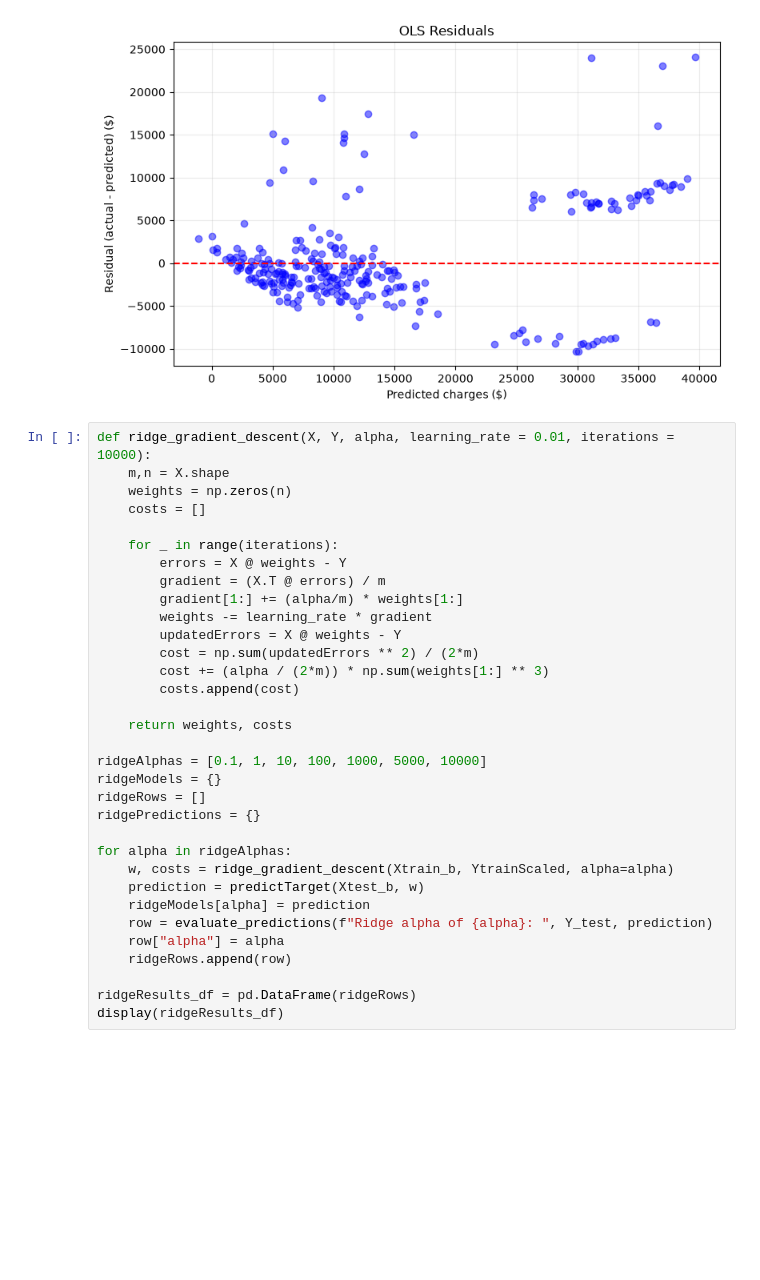
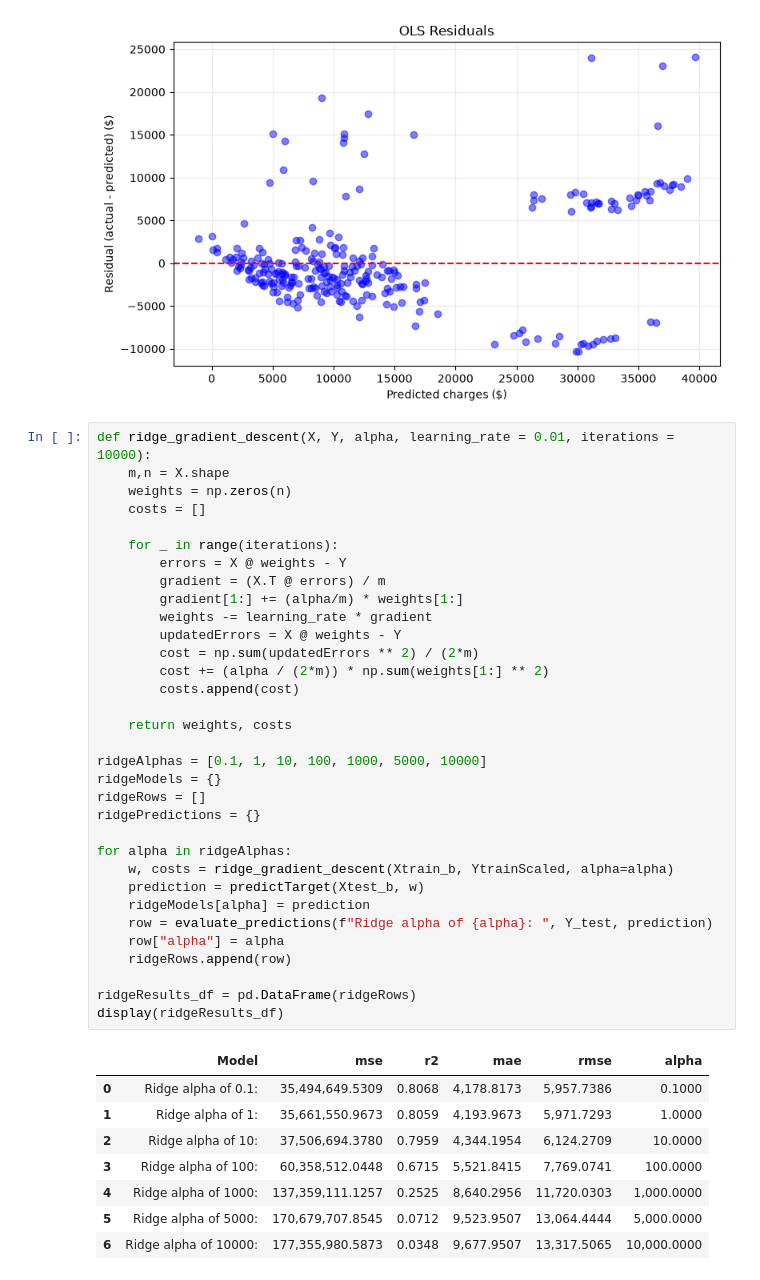
Before and after one commit to FMarkett11/CS412_Medical_Insurance_Predictor_Comparison, a Jupyter notebook: MedInsurance.ipynb, the cells around one changed output. Drawn from its saved outputs; the diff is of its cells as text; blank space fills up the shorter version.

Commit message:
Fixed mistype error of cubing instead of squaring in ridge calculations

```diff
--- a/MedInsurance.ipynb
+++ b/MedInsurance.ipynb
@@ -313,31 +313,40 @@ def ridge_gradient_descent(X, Y, alpha, learning_rate = 0.01, iterations = 10000
     m,n = X.shape
     weights = np.zeros(n)
     costs = []
 
     for _ in range(iterations):
         errors = X @ weights - Y
         gradient = (X.T @ errors) / m
         gradient[1:] += (alpha/m) * weights[1:]
         weights -= learning_rate * gradient
         updatedErrors = X @ weights - Y
         cost = np.sum(updatedErrors ** 2) / (2*m)
-        cost += (alpha / (2*m)) * np.sum(weights[1:] ** 3)
+        cost += (alpha / (2*m)) * np.sum(weights[1:] ** 2)
         costs.append(cost)
 
     return weights, costs
 
 ridgeAlphas = [0.1, 1, 10, 100, 1000, 5000, 10000]
 ridgeModels = {}
 ridgeRows = []
 ridgePredictions = {}
 
 for alpha in ridgeAlphas:
     w, costs = ridge_gradient_descent(Xtrain_b, YtrainScaled, alpha=alpha)
     prediction = predictTarget(Xtest_b, w)
     ridgeModels[alpha] = prediction
     row = evaluate_predictions(f"Ridge alpha of {alpha}: ", Y_test, prediction)
     row["alpha"] = alpha
     ridgeRows.append(row)
 
 ridgeResults_df = pd.DataFrame(ridgeRows)
 display(ridgeResults_df)
+# %% [output]
+|  | Model | mse | r2 | mae | rmse | alpha |
+| 0 | Ridge alpha of 0.1: | 35,494,649.5309 | 0.8068 | 4,178.8173 | 5,957.7386 | 0.1000 |
+| 1 | Ridge alpha of 1: | 35,661,550.9673 | 0.8059 | 4,193.9673 | 5,971.7293 | 1.0000 |
+| 2 | Ridge alpha of 10: | 37,506,694.3780 | 0.7959 | 4,344.1954 | 6,124.2709 | 10.0000 |
+| 3 | Ridge alpha of 100: | 60,358,512.0448 | 0.6715 | 5,521.8415 | 7,769.0741 | 100.0000 |
+| 4 | Ridge alpha of 1000: | 137,359,111.1257 | 0.2525 | 8,640.2956 | 11,720.0303 | 1,000.0000 |
+| 5 | Ridge alpha of 5000: | 170,679,707.8545 | 0.0712 | 9,523.9507 | 13,064.4444 | 5,000.0000 |
+| 6 | Ridge alpha of 10000: | 177,355,980.5873 | 0.0348 | 9,677.9507 | 13,317.5065 | 10,000.0000 |
```
